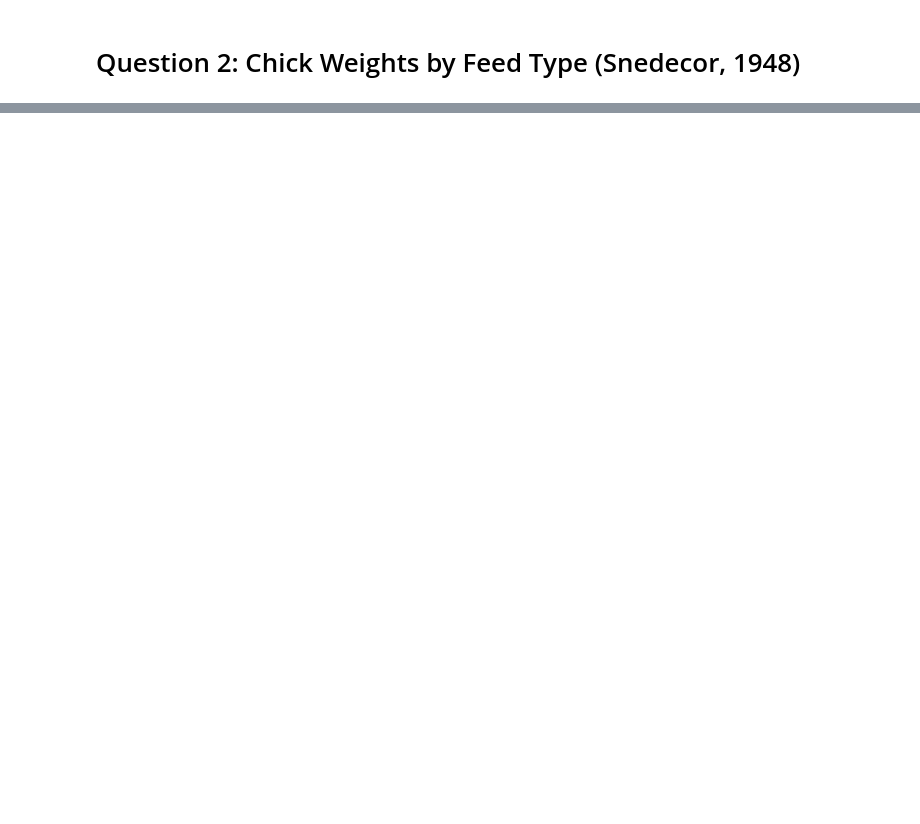
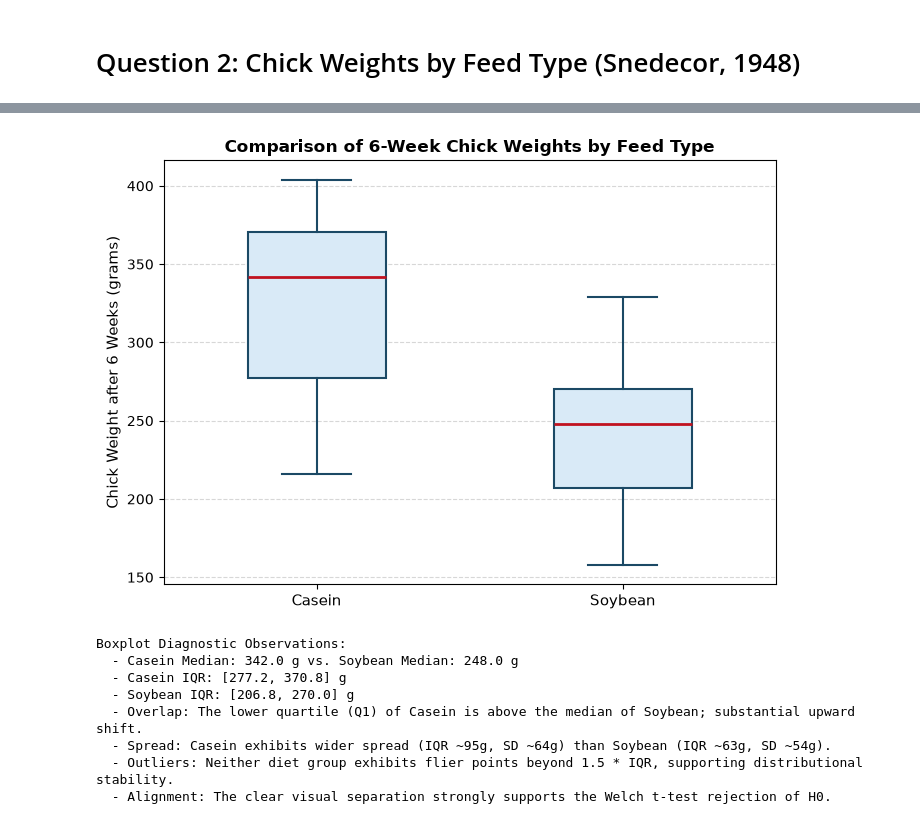
Before and after one commit to Alaindeve1/DIAML_3, a Jupyter notebook: nalain_DIAML_Assignment3.ipynb, the cells around one changed output, grey strips where cells are left out. Cells and saved outputs as stored; diff of their text form; code cells hidden in the pictures; blank space fills up the shorter version.

Commit message:
Updated the second question to use .xticks() instead of .boxplot() as it was not compatible with our python version

```diff
--- a/nalain_DIAML_Assignment3.ipynb
+++ b/nalain_DIAML_Assignment3.ipynb
@@ -195,33 +269,44 @@ print("  4. Health/Mortality Metrics: Need to verify if either protein source im
 # %%
 # (e) Generate side-by-side boxplot comparing chick weights by feed type
 import matplotlib.pyplot as plt
 
 plt.figure(figsize=(7, 5))
 
-box_plot_data = [casein_group, soybean_group]
-box = plt.boxplot(
-    box_plot_data,
-    labels=['Casein', 'Soybean'],
+# Plot boxplot without version-dependent keyword arguments
+plt.boxplot(
+    [casein_group, soybean_group],
     patch_artist=True,
     widths=0.45,
     boxprops=dict(facecolor='#d9eaf7', color='#1b4965', linewidth=1.5),
     medianprops=dict(color='#c1121f', linewidth=2.0),
     whiskerprops=dict(color='#1b4965', linewidth=1.5),
     capprops=dict(color='#1b4965', linewidth=1.5),
     flierprops=dict(marker='o', markerfacecolor='#e63946', markersize=6, linestyle='none')
 )
 
+# Set category tick labels directly (universal across all Matplotlib versions)
+plt.xticks([1, 2], ['Casein', 'Soybean'], fontsize=11)
 plt.ylabel('Chick Weight after 6 Weeks (grams)', fontsize=11)
 plt.title('Comparison of 6-Week Chick Weights by Feed Type', fontsize=12, fontweight='bold')
 plt.grid(axis='y', linestyle='--', alpha=0.5)
 plt.tight_layout()
 plt.show()
 
 print("Boxplot Diagnostic Observations:")
 print(f"  - Casein Median: {casein_group.median():.1f} g vs. Soybean Median: {soybean_group.median():.1f} g")
 print(f"  - Casein IQR: [{casein_group.quantile(0.25):.1f}, {casein_group.quantile(0.75):.1f}] g")
 print(f"  - Soybean IQR: [{soybean_group.quantile(0.25):.1f}, {soybean_group.quantile(0.75):.1f}] g")
 print("  - Overlap: The lower quartile (Q1) of Casein is above the median of Soybean; substantial upward shift.")
 print("  - Spread: Casein exhibits wider spread (IQR ~95g, SD ~64g) than Soybean (IQR ~63g, SD ~54g).")
 print("  - Outliers: Neither diet group exhibits flier points beyond 1.5 * IQR, supporting distributional stability.")
 print("  - Alignment: The clear visual separation strongly supports the Welch t-test rejection of H0.")
+# %% [output]
+[figure, added]
+Boxplot Diagnostic Observations:
+  - Casein Median: 342.0 g vs. Soybean Median: 248.0 g
+  - Casein IQR: [277.2, 370.8] g
+  - Soybean IQR: [206.8, 270.0] g
+  - Overlap: The lower quartile (Q1) of Casein is above the median of Soybean; substantial upward shift.
+  - Spread: Casein exhibits wider spread (IQR ~95g, SD ~64g) than Soybean (IQR ~63g, SD ~54g).
+  - Outliers: Neither diet group exhibits flier points beyond 1.5 * IQR, supporting distributional stability.
+  - Alignment: The clear visual separation strongly supports the Welch t-test rejection of H0.
```
Also changed, not shown: parts of 8 cells of this notebook.
